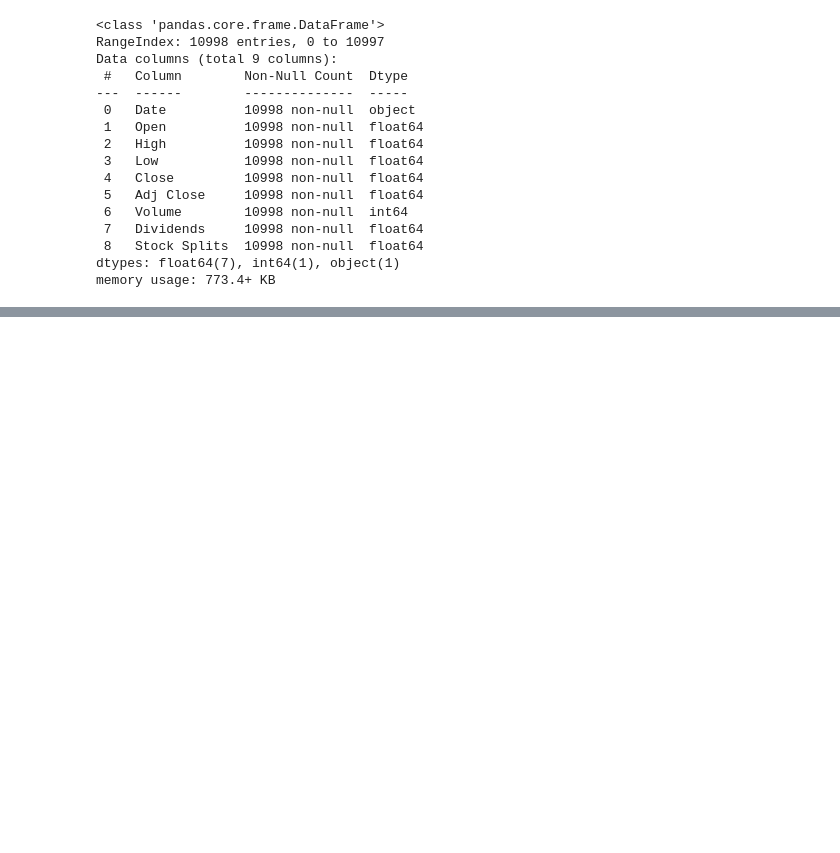
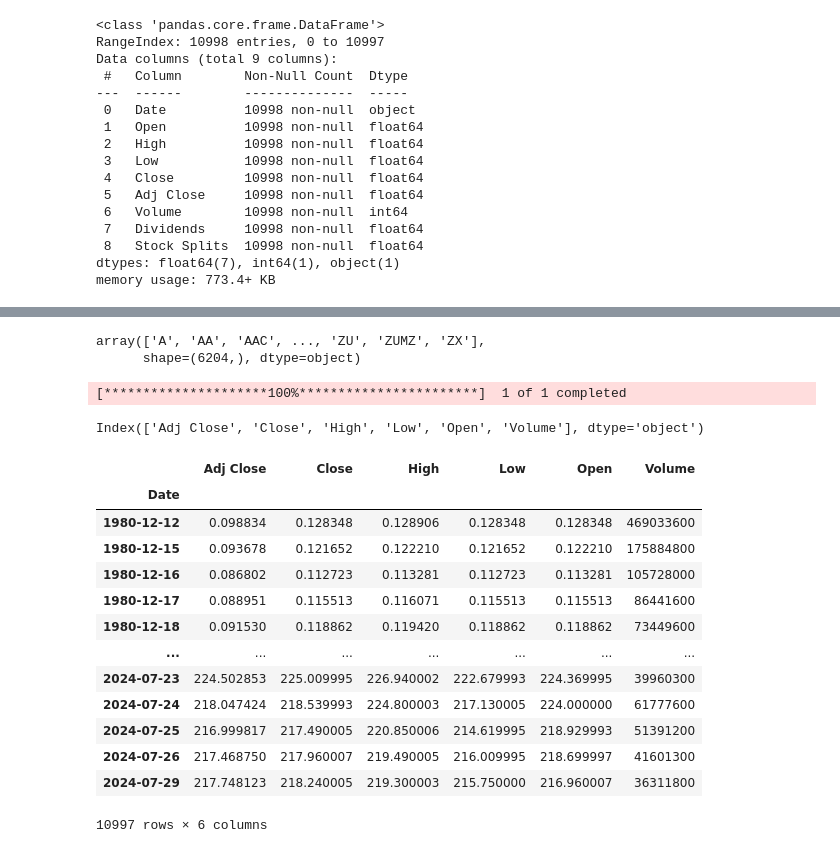
Before and after one commit to surak-alf/Project_3, a Jupyter notebook: src/notebooks/AAPL (1).ipynb, the cells around one changed output, grey strips where cells are left out. Saved outputs shown, nothing was run; the diff lists cells and outputs as text; code cells hidden in the pictures; blank space fills up the shorter version.

```diff
--- a/src/notebooks/AAPL (1).ipynb
+++ b/src/notebooks/AAPL (1).ipynb
@@ -109,0 +143,37 @@ fig.show()
+# %%
+raw_df['stock'].unique()
+# %% [output]
+array(['A', 'AA', 'AAC', ..., 'ZU', 'ZUMZ', 'ZX'],
+      shape=(6204,), dtype=object)
+# %%
+# Define the ticker and the time period
+ticker = 'AAPL'
+start_date = '1980-12-12'
+end_date = '2024-07-30'
+# Fetch the stock data
+aapl_data = yf.download(ticker, start=start_date, end=end_date)
+# %% [output]
+[*********************100%***********************]  1 of 1 completed
+# %%
+aapl_data.columns = ['Adj Close', 'Close', 'High', 'Low', 'Open', 'Volume']
+
+aapl_data.columns
+# %% [output]
+Index(['Adj Close', 'Close', 'High', 'Low', 'Open', 'Volume'], dtype='object')
+# %%
+aapl_data
+# %% [output]
+|  | Adj Close | Close | High | Low | Open | Volume |
+| Date |  |  |  |  |  |  |
+| 1980-12-12 | 0.098834 | 0.128348 | 0.128906 | 0.128348 | 0.128348 | 469033600 |
+| 1980-12-15 | 0.093678 | 0.121652 | 0.122210 | 0.121652 | 0.122210 | 175884800 |
+| 1980-12-16 | 0.086802 | 0.112723 | 0.113281 | 0.112723 | 0.113281 | 105728000 |
+| 1980-12-17 | 0.088951 | 0.115513 | 0.116071 | 0.115513 | 0.115513 | 86441600 |
+| 1980-12-18 | 0.091530 | 0.118862 | 0.119420 | 0.118862 | 0.118862 | 73449600 |
+| ... | ... | ... | ... | ... | ... | ... |
+| 2024-07-23 | 224.502853 | 225.009995 | 226.940002 | 222.679993 | 224.369995 | 39960300 |
+| 2024-07-24 | 218.047424 | 218.539993 | 224.800003 | 217.130005 | 224.000000 | 61777600 |
+| 2024-07-25 | 216.999817 | 217.490005 | 220.850006 | 214.619995 | 218.929993 | 51391200 |
+| 2024-07-26 | 217.468750 | 217.960007 | 219.490005 | 216.009995 | 218.699997 | 41601300 |
+| 2024-07-29 | 217.748123 | 218.240005 | 219.300003 | 215.750000 | 216.960007 | 36311800 |
+10997 rows × 6 columns
```
Also changed, not shown: parts of 16 cells of this notebook.
